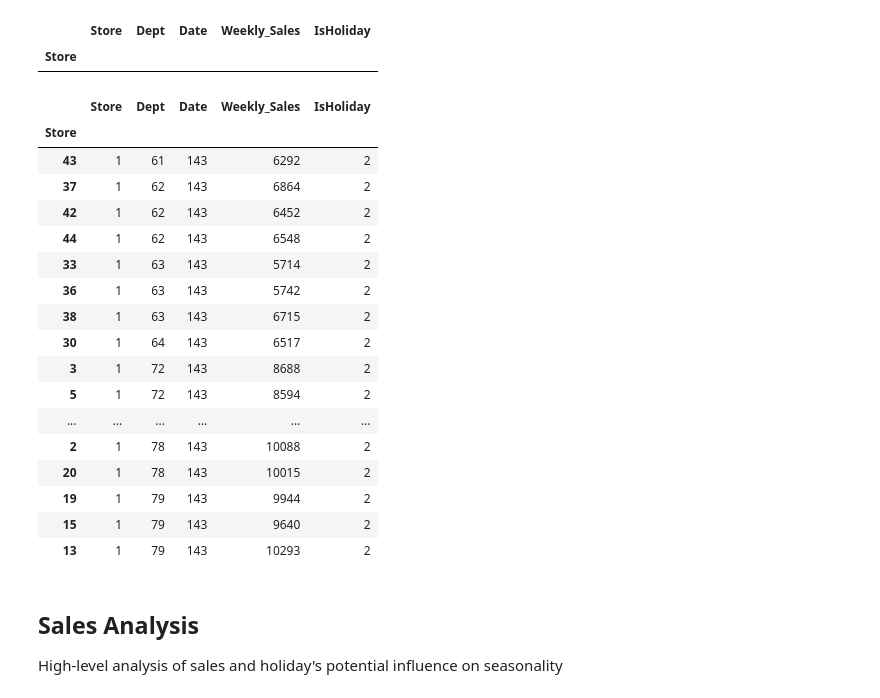
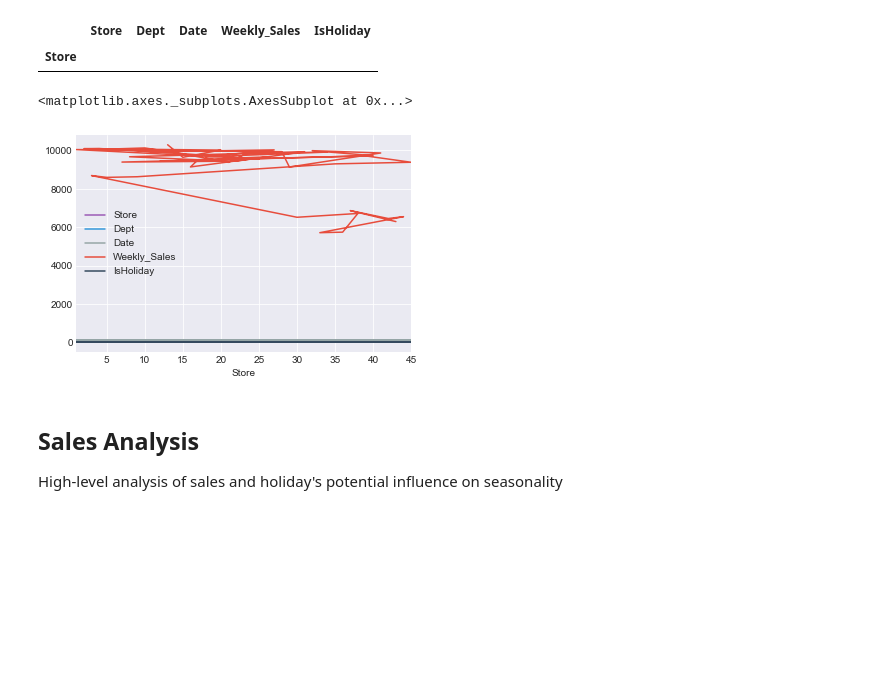
Before and after one commit to octaviaisom/Walmart-Sales-Forecast, a Jupyter notebook: main.ipynb, the cells around one changed output. Drawn from its saved outputs; the diff is of its cells as text; code cells hidden in the pictures; blank space fills up the shorter version.

```diff
--- a/main.ipynb
+++ b/main.ipynb
@@ -170,26 +167,10 @@ sales.groupby('Store').nunique().query("Date<143")
 | Store |  |  |  |  |  |
 # %%
 #Number of unique depts per store
-sales.groupby('Store').nunique().sort_values(['Dept'])
+sales.groupby('Store').nunique().sort_values(['Dept']).plot()
 # %% [output]
-|  | Store | Dept | Date | Weekly_Sales | IsHoliday |
-| Store |  |  |  |  |  |
-| 43 | 1 | 61 | 143 | 6292 | 2 |
-| 37 | 1 | 62 | 143 | 6864 | 2 |
-| 42 | 1 | 62 | 143 | 6452 | 2 |
-| 44 | 1 | 62 | 143 | 6548 | 2 |
-| 33 | 1 | 63 | 143 | 5714 | 2 |
-| 36 | 1 | 63 | 143 | 5742 | 2 |
-| 38 | 1 | 63 | 143 | 6715 | 2 |
-| 30 | 1 | 64 | 143 | 6517 | 2 |
-| 3 | 1 | 72 | 143 | 8688 | 2 |
-| 5 | 1 | 72 | 143 | 8594 | 2 |
-| ... | ... | ... | ... | ... | ... |
-| 2 | 1 | 78 | 143 | 10088 | 2 |
-| 20 | 1 | 78 | 143 | 10015 | 2 |
-| 19 | 1 | 79 | 143 | 9944 | 2 |
-| 15 | 1 | 79 | 143 | 9640 | 2 |
-| 13 | 1 | 79 | 143 | 10293 | 2 |
+<matplotlib.axes._subplots.AxesSubplot at 0x...>
+[figure, added]
 # %% [markdown]
 ## Sales Analysis
 High-level analysis of sales and holiday's potential influence on seasonality
```
Also changed, not shown: parts of 19 cells of this notebook, 1 other file.
